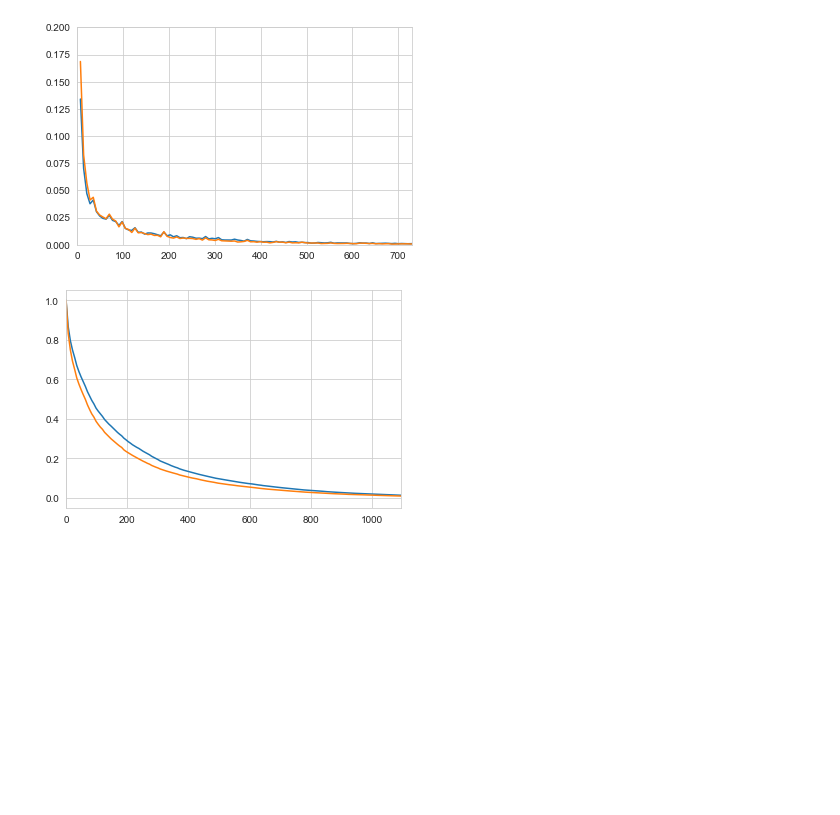
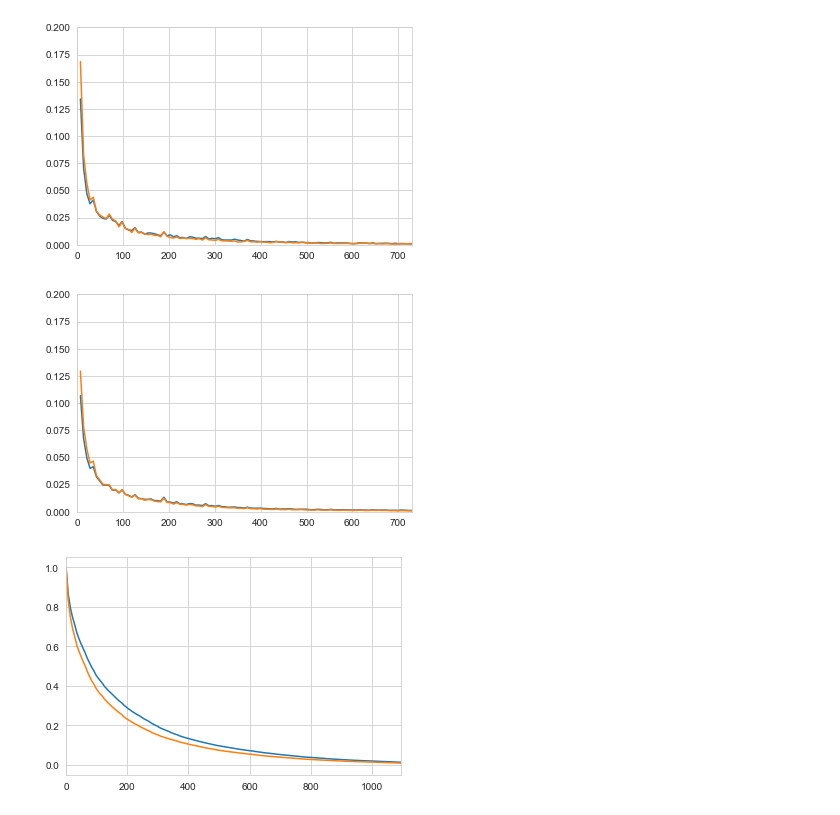
Before and after one commit to crisla/UVD_ABS_code, a Jupyter notebook: means_and_variances.ipynb, the cells around one changed output. Saved outputs shown, nothing was run; the diff lists cells and outputs as text; code cells hidden in the pictures; blank space fills up the shorter version.

Commit message:
Means and variances plot

```diff
--- a/means_and_variances.ipynb
+++ b/means_and_variances.ipynb
@@ -56,6 +63,16 @@ plt.ylim(0,0.2)
 plt.show()
 # %% [output]
 [figure]
+# %%
+h_c1, bins_c1 = np.histogram(first_s_ncollege, bins= np.arange(0,365*4,7))
+h_c2, bins_c2 = np.histogram(secnd_s_ncollege, bins= np.arange(0,365*4,7))
+plt.plot(bins_c1[1:],h_c1/np.sum(h_c1))
+plt.plot(bins_c2[1:],h_c2/np.sum(h_c2))
+plt.xlim(0,2*365)
+plt.ylim(0,0.2)
+plt.show()
+# %% [output]
+[figure, added]
 # %%
 h_c1, bins_c1 = np.histogram(first_s_college, bins= np.arange(0,365*4,7))
 h_c2, bins_c2 = np.histogram(secnd_s_college, bins= np.arange(0,365*4,7))
```
Also changed, not shown: parts of 9 cells of this notebook, 7 other files.
